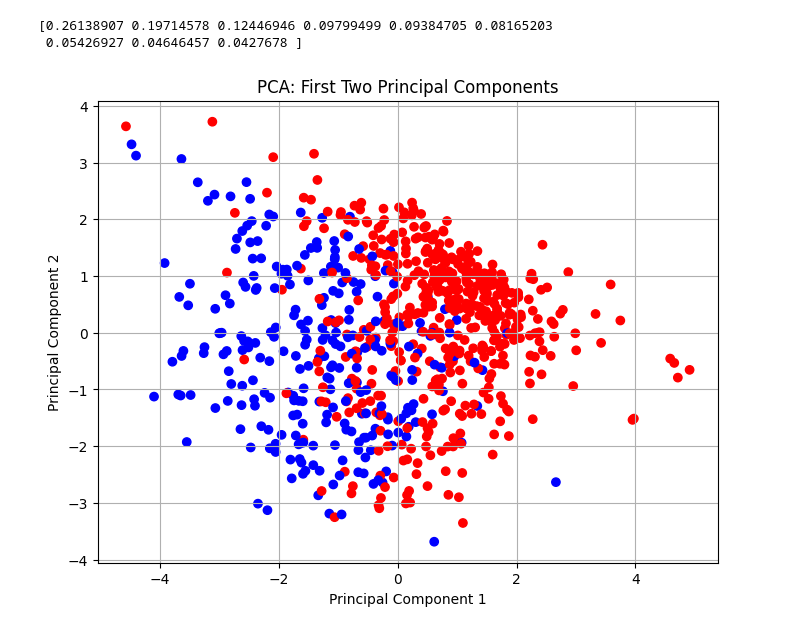
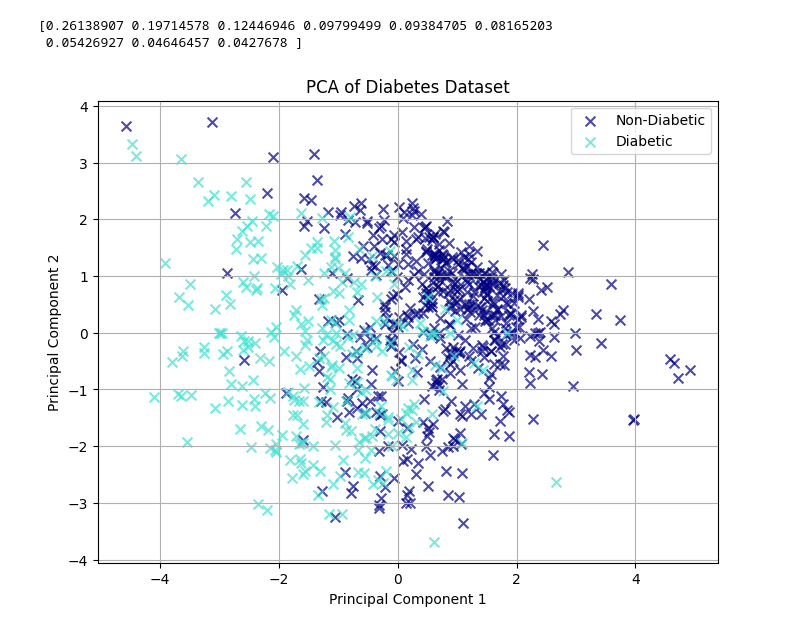
Before and after one commit to NicholasBorch/ML-02450project1, a Jupyter notebook: Data_analysis_diabetes.ipynb, the cells around one changed output. Drawn from its saved outputs; the diff is of its cells as text; code cells hidden in the pictures.

```diff
--- a/Data_analysis_diabetes.ipynb
+++ b/Data_analysis_diabetes.ipynb
@@ -53,14 +55,20 @@ print(pca.explained_variance_ratio_)
 [0.26138907 0.19714578 0.12446946 0.09799499 0.09384705 0.08165203
  0.05426927 0.04646457 0.0427678 ]
 # %%
-# Plotting 2D
-colors = ["blue" if i else "red" for i in new_df["Outcome"]]
 plt.figure(figsize=(8, 6))
-plt.scatter(principalDf['principal component 1'], principalDf['principal component 2'], c=colors)
+
+for outcome, color in zip([0, 1], ["#000080", "#40E0D0"]):
+    indicesToKeep = new_df['Outcome'] == outcome
+    plt.scatter(principalDf.loc[indicesToKeep, 'principal component 1'],
+                principalDf.loc[indicesToKeep, 'principal component 2'],
+                c=color, edgecolor='k', alpha=0.7, s=50, marker='x',
+                label=('Non-Diabetic' if outcome == 0 else 'Diabetic'))
+
 plt.xlabel('Principal Component 1')
 plt.ylabel('Principal Component 2')
-plt.title('PCA: First Two Principal Components')
+plt.title('PCA of Diabetes Dataset')
 plt.grid(True)
+plt.legend()
 plt.show()
 # %% [output]
-[figure, old version]
+[figure, new version]
```
Also changed, not shown: parts of 3 cells of this notebook.
